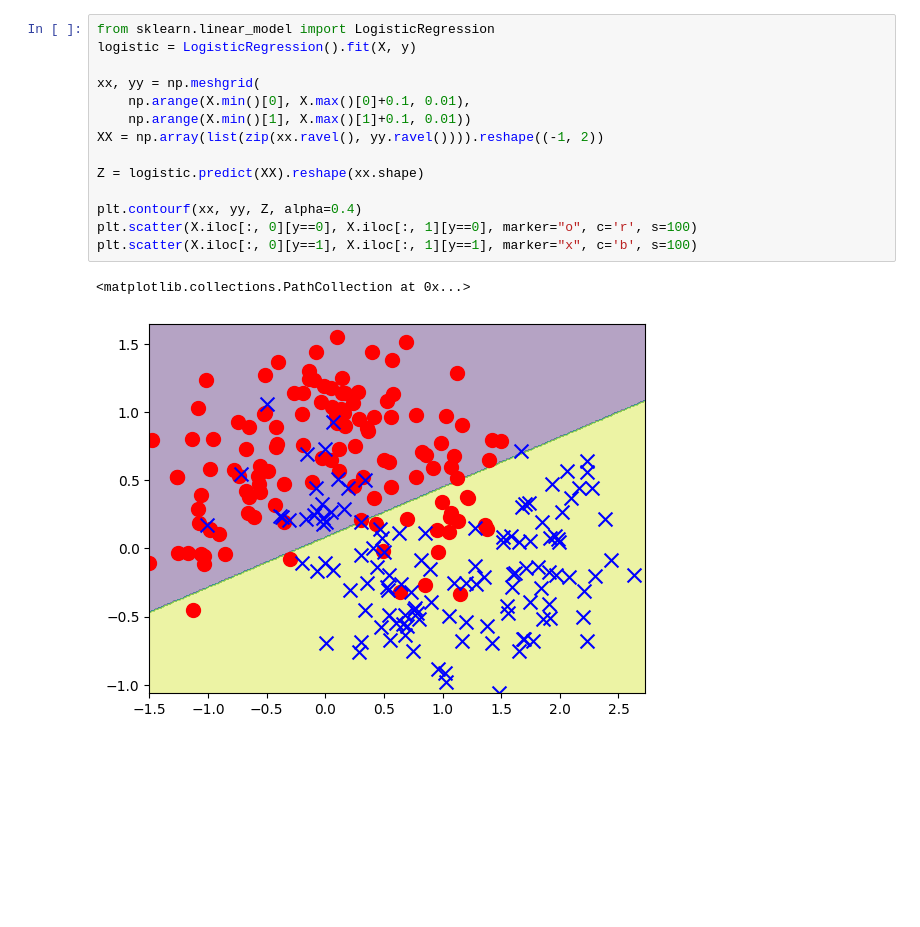
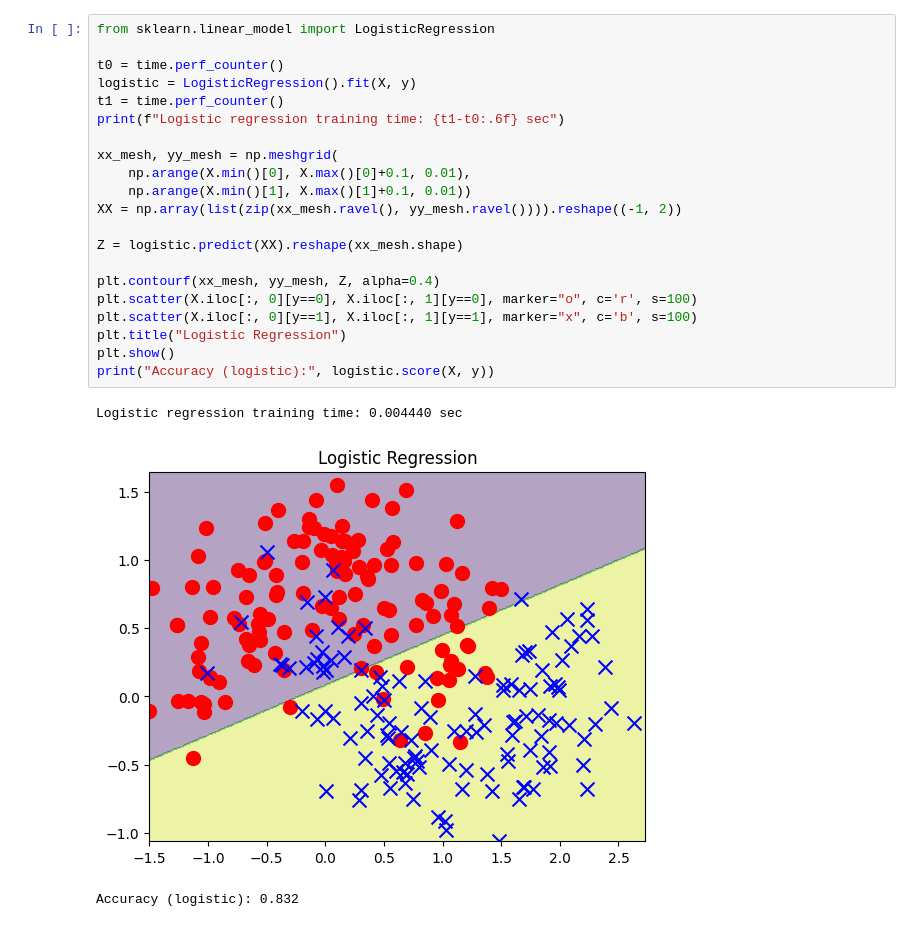
Before and after one commit to nexxy06/misis_ml_course, a Jupyter notebook: ML3.1 polynomial features/3.1ml.ipynb, the cells around one changed output. Cells and saved outputs as stored; diff of their text form; blank space fills up the shorter version.

```diff
--- a/ML3.1 polynomial features/3.1ml.ipynb
+++ b/ML3.1 polynomial features/3.1ml.ipynb
@@ -56,19 +66,27 @@ plt.scatter(X.iloc[:, 0][y==1], X.iloc[:, 1][y==1], marker="x", c='b', s=100)
 [figure]
 # %%
 from sklearn.linear_model import LogisticRegression
+
+t0 = time.perf_counter()
 logistic = LogisticRegression().fit(X, y)
+t1 = time.perf_counter()
+print(f"Logistic regression training time: {t1-t0:.6f} sec")
 
-xx, yy = np.meshgrid(
+xx_mesh, yy_mesh = np.meshgrid(
     np.arange(X.min()[0], X.max()[0]+0.1, 0.01),
     np.arange(X.min()[1], X.max()[1]+0.1, 0.01))
-XX = np.array(list(zip(xx.ravel(), yy.ravel()))).reshape((-1, 2))
+XX = np.array(list(zip(xx_mesh.ravel(), yy_mesh.ravel()))).reshape((-1, 2))
 
-Z = logistic.predict(XX).reshape(xx.shape)
+Z = logistic.predict(XX).reshape(xx_mesh.shape)
 
-plt.contourf(xx, yy, Z, alpha=0.4)
+plt.contourf(xx_mesh, yy_mesh, Z, alpha=0.4)
 plt.scatter(X.iloc[:, 0][y==0], X.iloc[:, 1][y==0], marker="o", c='r', s=100)
 plt.scatter(X.iloc[:, 0][y==1], X.iloc[:, 1][y==1], marker="x", c='b', s=100)
+plt.title("Logistic Regression")
+plt.show()
+print("Accuracy (logistic):", logistic.score(X, y))
 # %% [output]
-<matplotlib.collections.PathCollection at 0x...>
+Logistic regression training time: 0.004440 sec
-[figure, old version]
+[figure, new version]
+Accuracy (logistic): 0.832
 # %%
```
Also changed, not shown: parts of 8 cells of this notebook.
